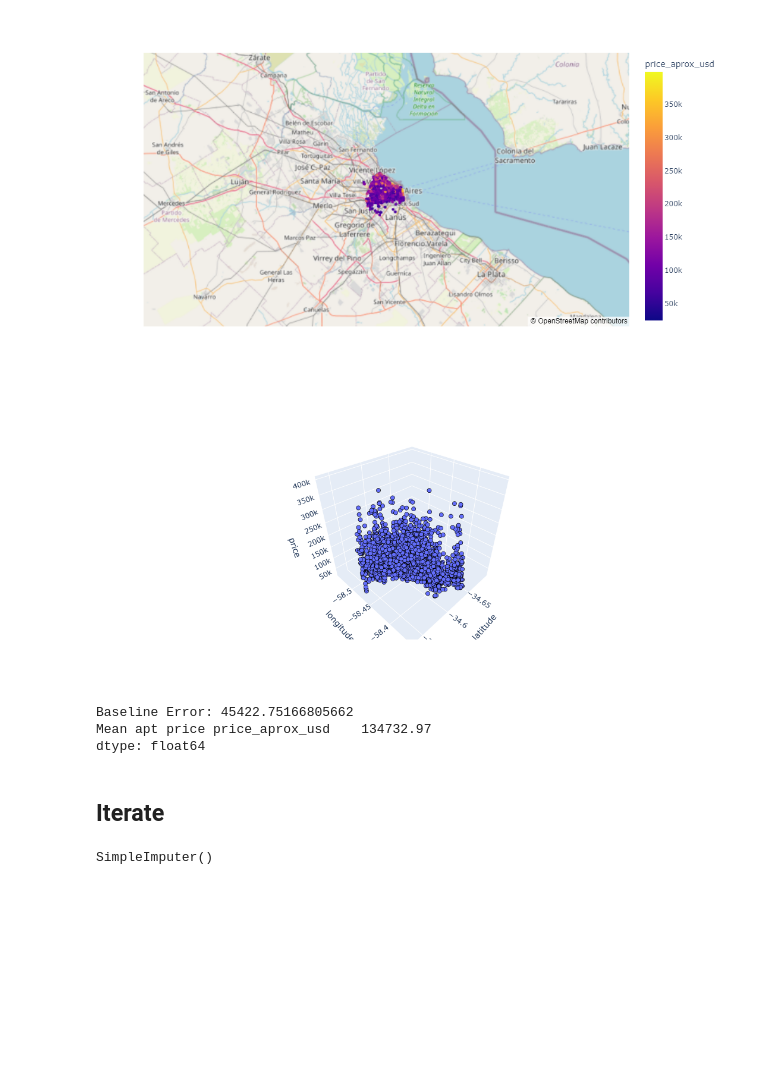
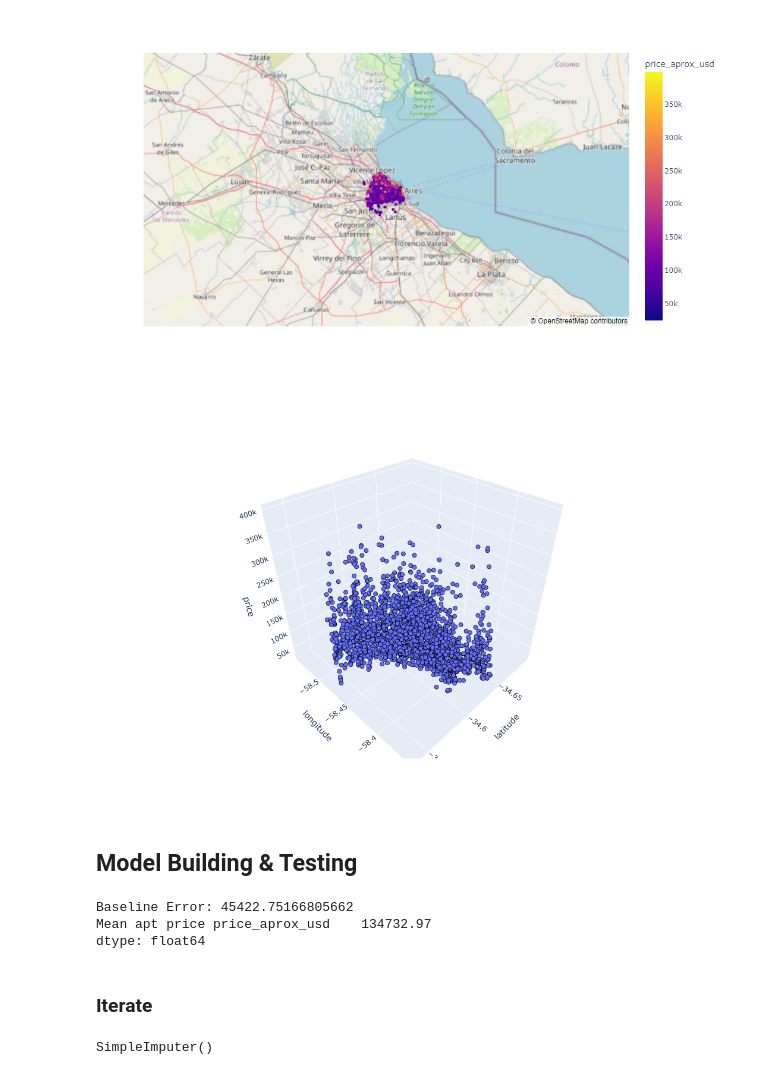
Before and after one commit to kamibrenda/BA_Apartment_LinReg, a Jupyter notebook: Predicting Price with Location.ipynb, the cells around one changed output. Saved outputs shown, nothing was run; the diff lists cells and outputs as text; code cells hidden in the pictures; blank space fills up the shorter version.

```diff
--- a/Predicting Price with Location.ipynb
+++ b/Predicting Price with Location.ipynb
@@ -142,25 +146,27 @@ fig1.show()
 # %%
 #Creating a 3D visualisation of the data
 fig2 = px.scatter_3d(
         df,
         x= "lat",
         y= "lon",
         z= "price_aprox_usd",
     labels={"lon": "longitude", "lat": "latitude", "price_aprox_usd": "price"},
-    width=600,
-    height=500,
+    width=700,
+    height=700,
 )
 
 # Refine formatting
 fig2.update_traces(
     marker={"size": 4, "line": {"width": 2, "color": "DarkSlateGrey"}},
     selector={"mode": "markers"},
 )
 
 # Display figure
 fig2.show()
 # %% [output]
-[figure, old version]
+[figure, new version]
+# %% [markdown]
+## Model Building & Testing
 # %%
 #split the data into features and a target
 features = ["lat", "lon"]
@@ -187,7 +193,7 @@ Baseline Error: 45422.75166805662
 Mean apt price price_aprox_usd    134732.97
 dtype: float64
 # %% [markdown]
-## Iterate
+### Iterate
 # %%
 #creating an imputter for the missing values
 imputer = SimpleImputer()
```
Also changed, not shown: parts of 5 cells of this notebook.
